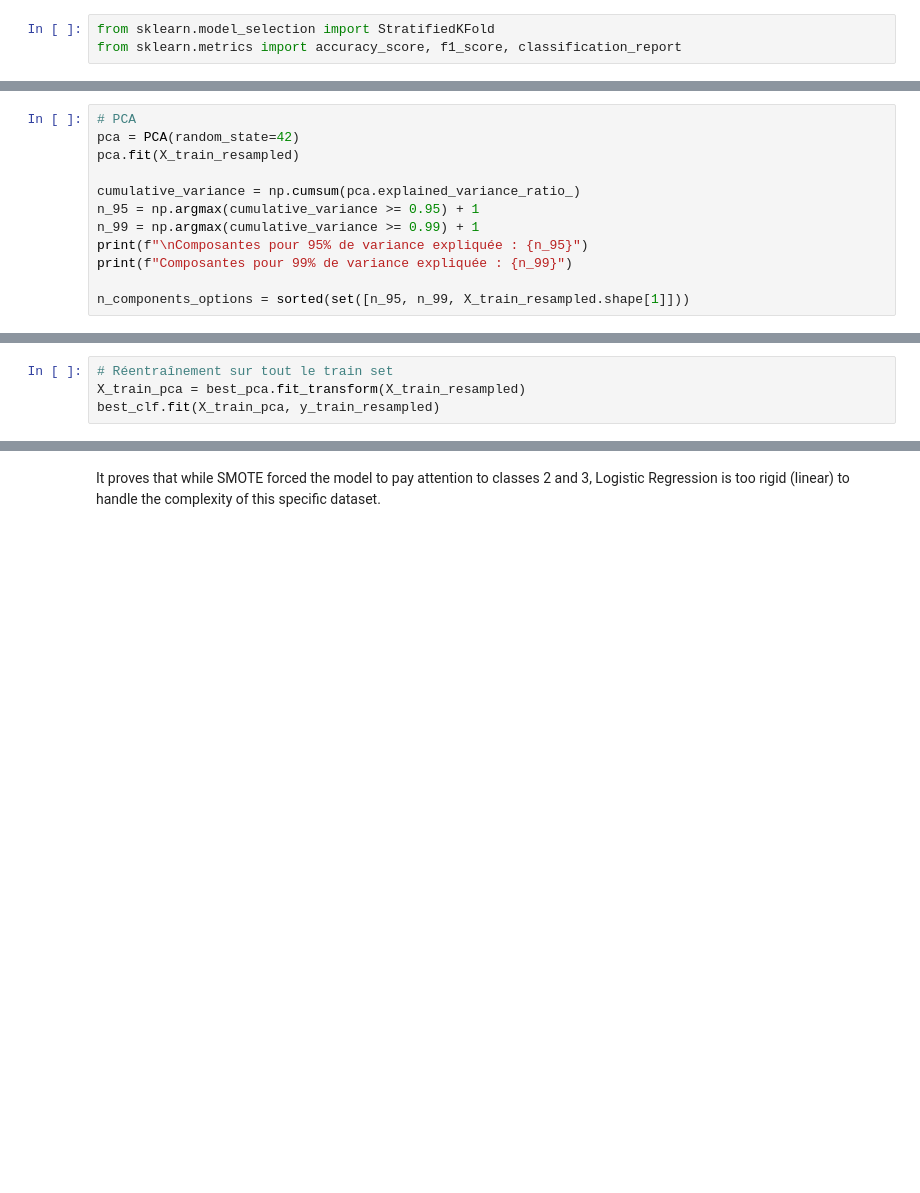
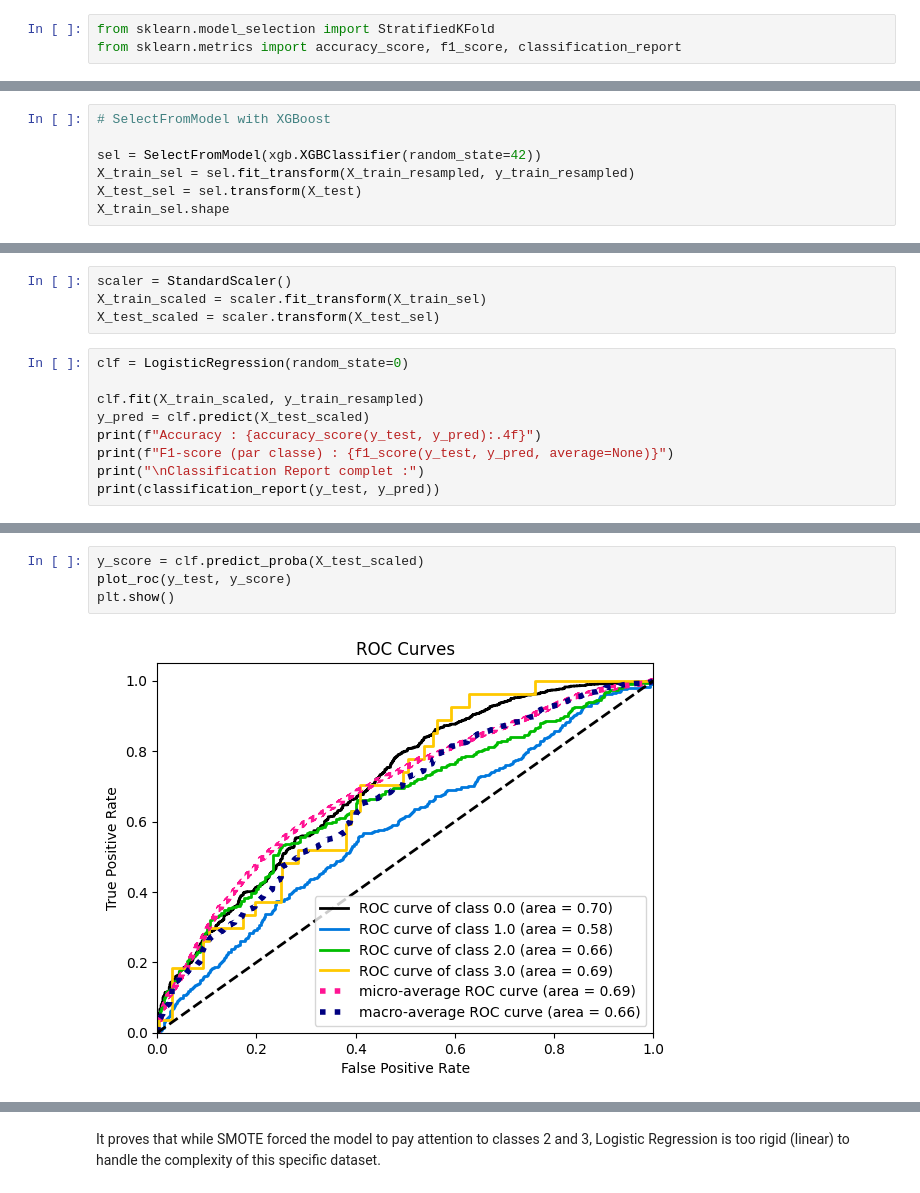
Before and after one commit to kilomo12/Data_Mining_project2, a Jupyter notebook: Logistic regression.ipynb, the cells around one changed output, grey strips where cells are left out. Saved outputs shown, nothing was run; the diff lists cells and outputs as text; blank space fills up the shorter version.

```diff
--- a/Logistic regression.ipynb
+++ b/Logistic regression.ipynb
@@ -320,13 +204,8 @@ Distribution des classes après ROS : {0.0: 61, 1.0: 61, 2.0: 61, 3.0: 61}
 # %%
-# PCA
-pca = PCA(random_state=42)
-pca.fit(X_train_resampled)
+# SelectFromModel with XGBoost
 
-cumulative_variance = np.cumsum(pca.explained_variance_ratio_)
-n_95 = np.argmax(cumulative_variance >= 0.95) + 1
-n_99 = np.argmax(cumulative_variance >= 0.99) + 1
-print(f"\nComposantes pour 95% de variance expliquée : {n_95}")
-print(f"Composantes pour 99% de variance expliquée : {n_99}")
-
-n_components_options = sorted(set([n_95, n_99, X_train_resampled.shape[1]]))
+sel = SelectFromModel(xgb.XGBClassifier(random_state=42))
+X_train_sel = sel.fit_transform(X_train_resampled, y_train_resampled)
+X_test_sel = sel.transform(X_test)
+X_train_sel.shape
 # %% [output]
@@ -387,4 +212,0 @@ Meilleur F1-macro (CV)    : 0.4610
-# %%
-# Réentraînement sur tout le train set
-X_train_pca = best_pca.fit_transform(X_train_resampled)
-best_clf.fit(X_train_pca, y_train_resampled)
@@ -544,0 +213,13 @@ plt.show()
+# %%
+scaler = StandardScaler()
+X_train_scaled = scaler.fit_transform(X_train_sel)
+X_test_scaled = scaler.transform(X_test_sel)
+# %%
+clf = LogisticRegression(random_state=0)
+
+clf.fit(X_train_scaled, y_train_resampled)
+y_pred = clf.predict(X_test_scaled)
+print(f"Accuracy : {accuracy_score(y_test, y_pred):.4f}")
+print(f"F1-score (par classe) : {f1_score(y_test, y_pred, average=None)}")
+print("\nClassification Report complet :")
+print(classification_report(y_test, y_pred))
@@ -544,0 +241,6 @@ plt.show()
+# %%
+y_score = clf.predict_proba(X_test_scaled)
+plot_roc(y_test, y_score)
+plt.show()
+# %% [output]
+[figure, added]
```
Also changed, not shown: parts of 51 cells of this notebook, 1 other file.
